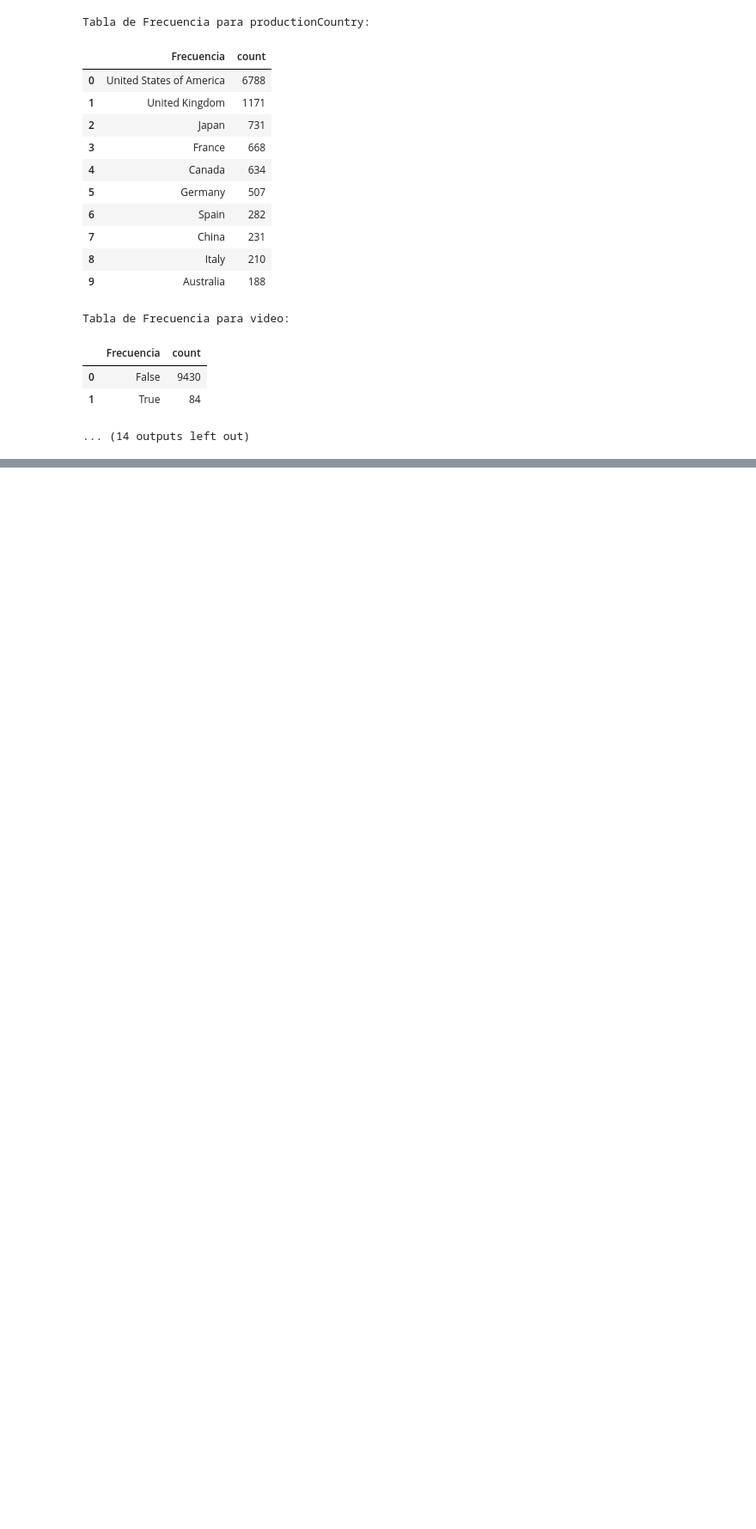
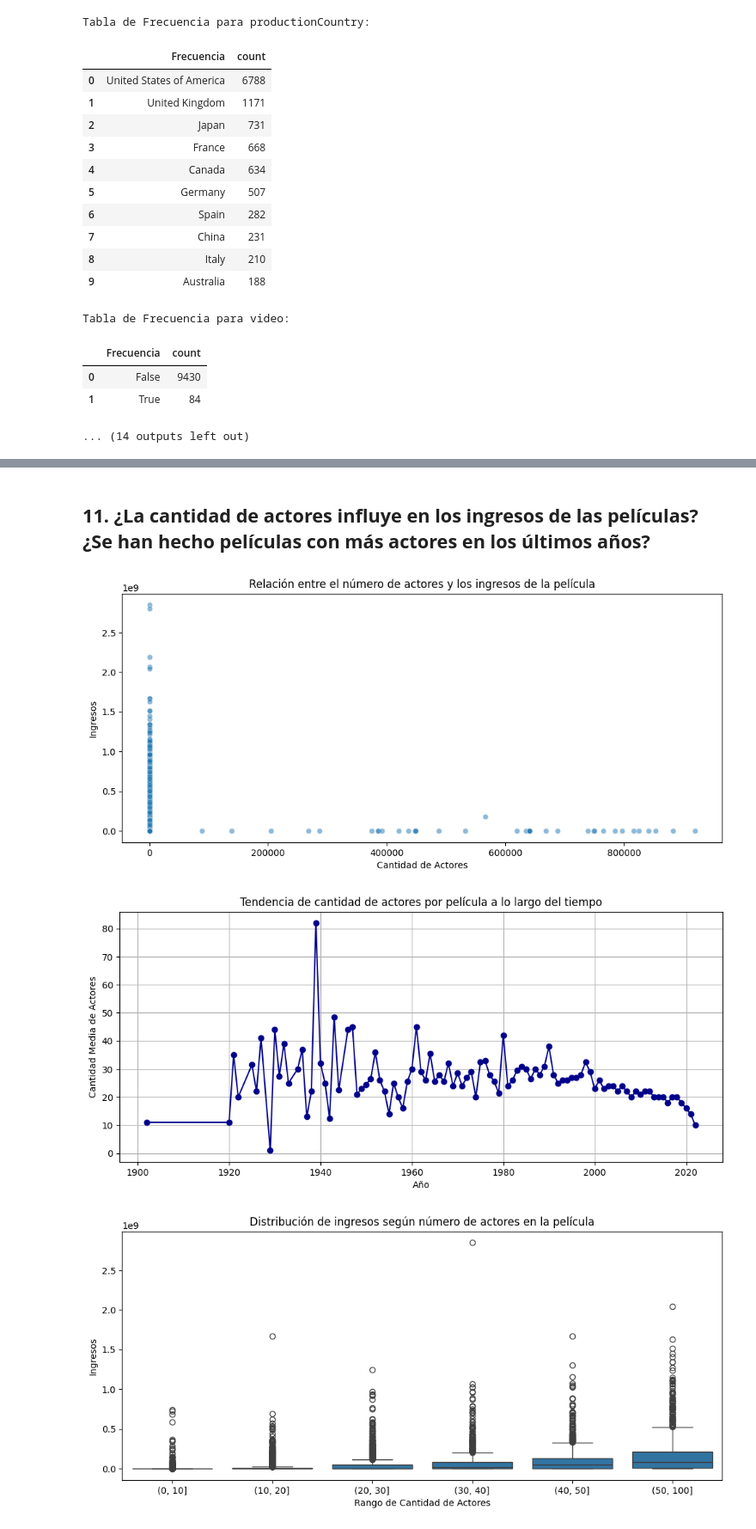
Before and after one commit to sofigo1010/mineria-de-datos, a Jupyter notebook: movies/proyecto1.ipynb, the cells around one changed output, grey strips where cells are left out. Shown at 86% size. Saved outputs shown, nothing was run; the diff lists cells and outputs as text; code cells hidden in the pictures; blank space fills up the shorter version.

```diff
--- a/movies/proyecto1.ipynb
+++ b/movies/proyecto1.ipynb
@@ -310,0 +547,36 @@ Tabla de Frecuencia para video:
+# %% [markdown]
+## **11. ¿La cantidad de actores influye en los ingresos de las películas? ¿Se han hecho películas con más actores en los últimos años?**
+# %%
+plt.figure(figsize=(12, 5))
+sns.scatterplot(x=df['actorsAmount'], y=df['revenue'], alpha=0.5)
+plt.xlabel("Cantidad de Actores")
+plt.ylabel("Ingresos")
+plt.title("Relación entre el número de actores y los ingresos de la película")
+plt.show()
+
+actors_per_year = df.groupby('releaseYear')['actorsAmount'].median()
+plt.figure(figsize=(12, 5))
+actors_per_year.plot(kind='line', marker='o', color='darkblue')
+plt.xlabel("Año")
+plt.ylabel("Cantidad Media de Actores")
+plt.title("Tendencia de cantidad de actores por película a lo largo del tiempo")
+plt.grid()
+plt.show()
+
+plt.figure(figsize=(12, 5))
+sns.boxplot(x=pd.cut(df['actorsAmount'], bins=[0, 10, 20, 30, 40, 50, 100]), y=df['revenue'])
+plt.xlabel("Rango de Cantidad de Actores")
+plt.ylabel("Ingresos")
+plt.title("Distribución de ingresos según número de actores en la película")
+plt.show()
+
+plt.figure(figsize=(12, 5))
+sns.histplot(df['actorsAmount'].dropna(), bins=20, kde=True, color='darkblue')
+plt.xlabel("Cantidad de Actores")
+plt.ylabel("Frecuencia")
+plt.title("Distribución de la cantidad de actores en las películas")
+plt.show()
+# %% [output]
+[figure, added]
+[figure, added]
+[figure, added]
```
Also changed, not shown: parts of 41 cells of this notebook.
